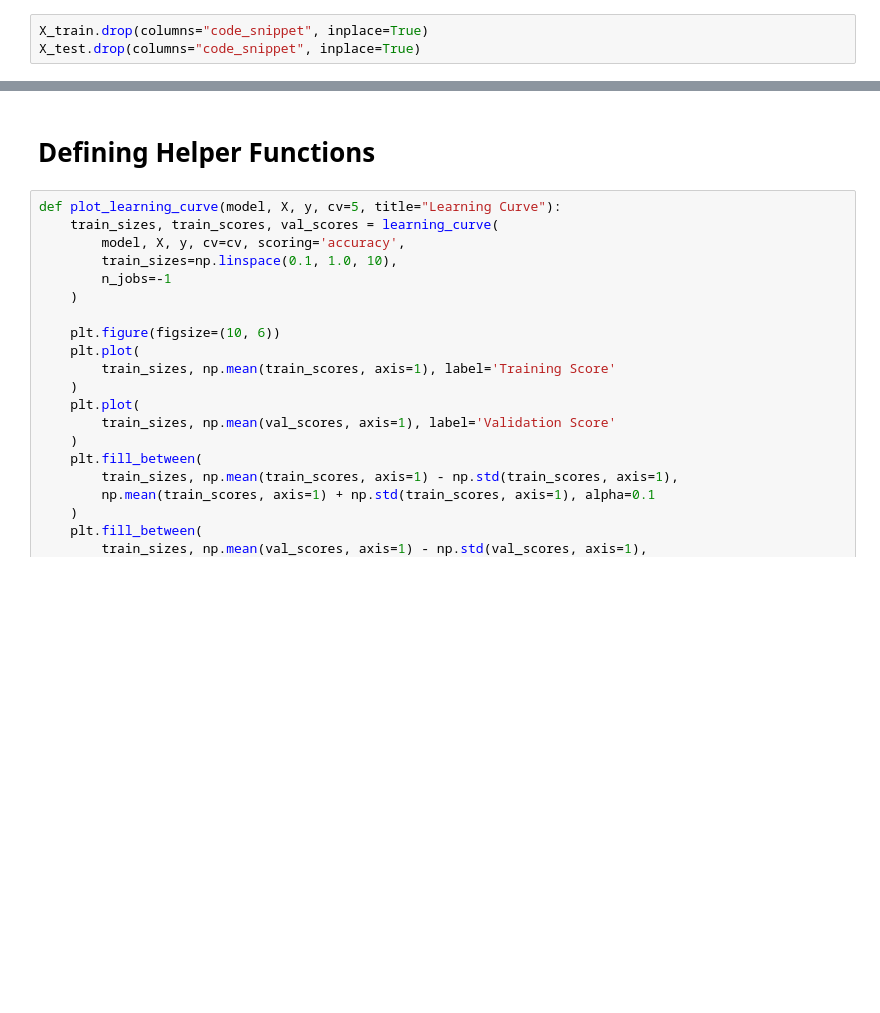
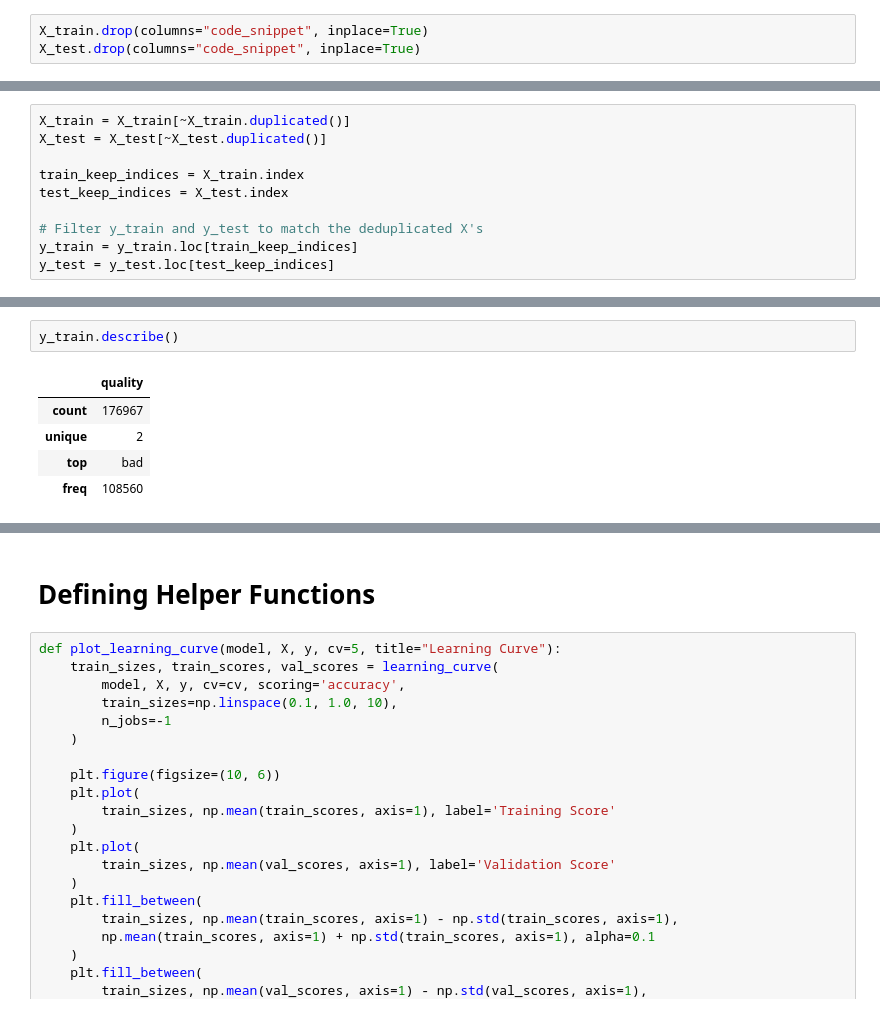
Before and after one commit to CodeQualityX/code-quality-assessor, a Jupyter notebook: notebooks/xgboost.ipynb, the cells around one changed output, grey strips where cells are left out. Drawn from its saved outputs; the diff is of its cells as text; blank space fills up the shorter version.

```diff
--- a/notebooks/xgboost.ipynb
+++ b/notebooks/xgboost.ipynb
@@ -62,0 +51,10 @@ y_train.head()
+# %%
+X_train = X_train[~X_train.duplicated()]
+X_test = X_test[~X_test.duplicated()]
+
+train_keep_indices = X_train.index
+test_keep_indices = X_test.index
+
+# Filter y_train and y_test to match the deduplicated X's
+y_train = y_train.loc[train_keep_indices]
+y_test = y_test.loc[test_keep_indices]
@@ -62,0 +73,8 @@ y_train.head()
+# %%
+y_train.describe()
+# %% [output]
+|  | quality |
+| count | 176967 |
+| unique | 2 |
+| top | bad |
+| freq | 108560 |
```
Also changed, not shown: parts of 14 cells of this notebook.
